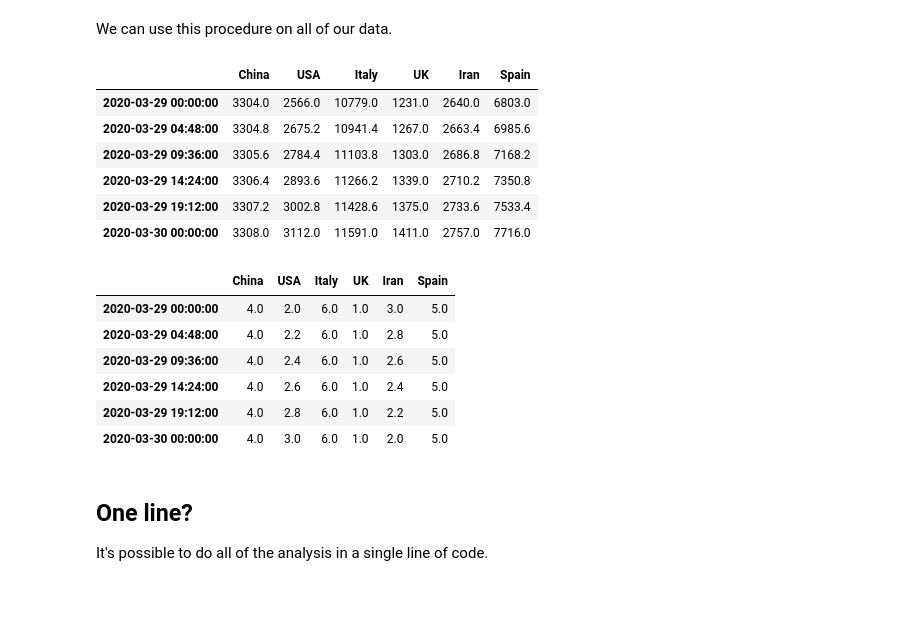
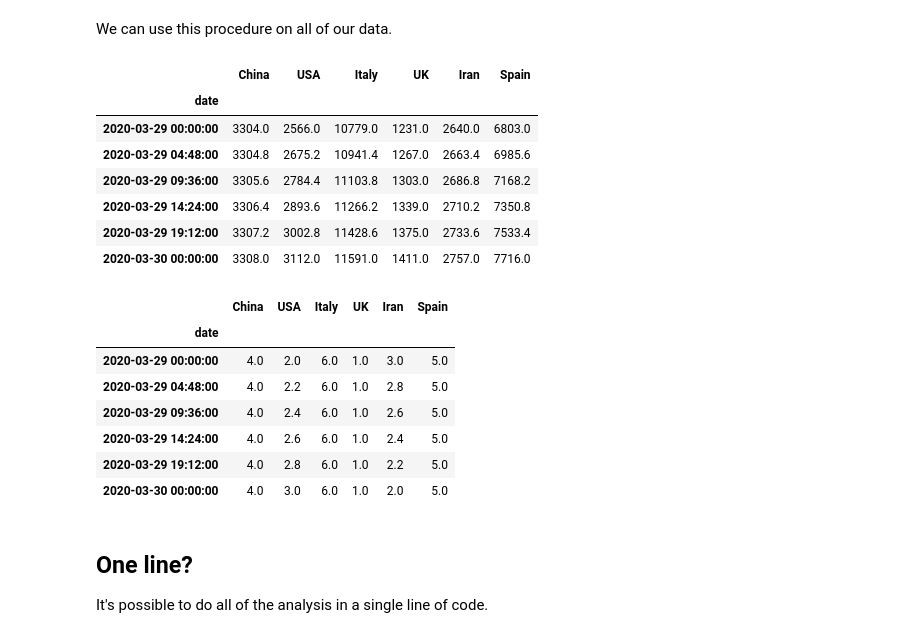
Before and after one commit to DunderData/Tutorials, a Jupyter notebook: Visualization Tutorials/Creating a Bar Chart Race Animation with Matplotlib/Creating a Bar Chart Race Animation with Matplotlib.ipynb, the cells around one changed output. Cells and saved outputs as stored; diff of their text form; code cells hidden in the pictures; blank space fills up the shorter version.

```diff
--- a/Visualization Tutorials/Creating a Bar Chart Race Animation with Matplotlib/Creating a Bar Chart Race Animation with Matplotlib.ipynb
+++ b/Visualization Tutorials/Creating a Bar Chart Race Animation with Matplotlib/Creating a Bar Chart Race Animation with Matplotlib.ipynb
@@ -453,14 +440,13 @@ df2.reindex(dr)
 # %% [markdown]
 We can use this procedure on all of our data.
 # %%
-num_periods = (len(df) - 1) * 5 + 1
-dr = pd.date_range(start=df.index[0], end=df.index[-1], periods=num_periods)
-df_expanded = df.reindex(dr)
+df_expanded = df.asfreq(f'{24 / 5}H')
 df_rank_expanded = df_expanded.rank(axis=1).interpolate()
 df_expanded = df_expanded.interpolate()
 df_expanded.iloc[160:166]
 # %% [output]
 |  | China | USA | Italy | UK | Iran | Spain |
+| date |  |  |  |  |  |  |
 | 2020-03-29 00:00:00 | 3304.0 | 2566.0 | 10779.0 | 1231.0 | 2640.0 | 6803.0 |
 | 2020-03-29 04:48:00 | 3304.8 | 2675.2 | 10941.4 | 1267.0 | 2663.4 | 6985.6 |
 | 2020-03-29 09:36:00 | 3305.6 | 2784.4 | 11103.8 | 1303.0 | 2686.8 | 7168.2 |
@@ -471,6 +457,7 @@ df_expanded.iloc[160:166]
 df_rank_expanded.iloc[160:166]
 # %% [output]
 |  | China | USA | Italy | UK | Iran | Spain |
+| date |  |  |  |  |  |  |
 | 2020-03-29 00:00:00 | 4.0 | 2.0 | 6.0 | 1.0 | 3.0 | 5.0 |
 | 2020-03-29 04:48:00 | 4.0 | 2.2 | 6.0 | 1.0 | 2.8 | 5.0 |
 | 2020-03-29 09:36:00 | 4.0 | 2.4 | 6.0 | 1.0 | 2.6 | 5.0 |
```
Also changed, not shown: parts of 7 cells of this notebook, 1 other file.
